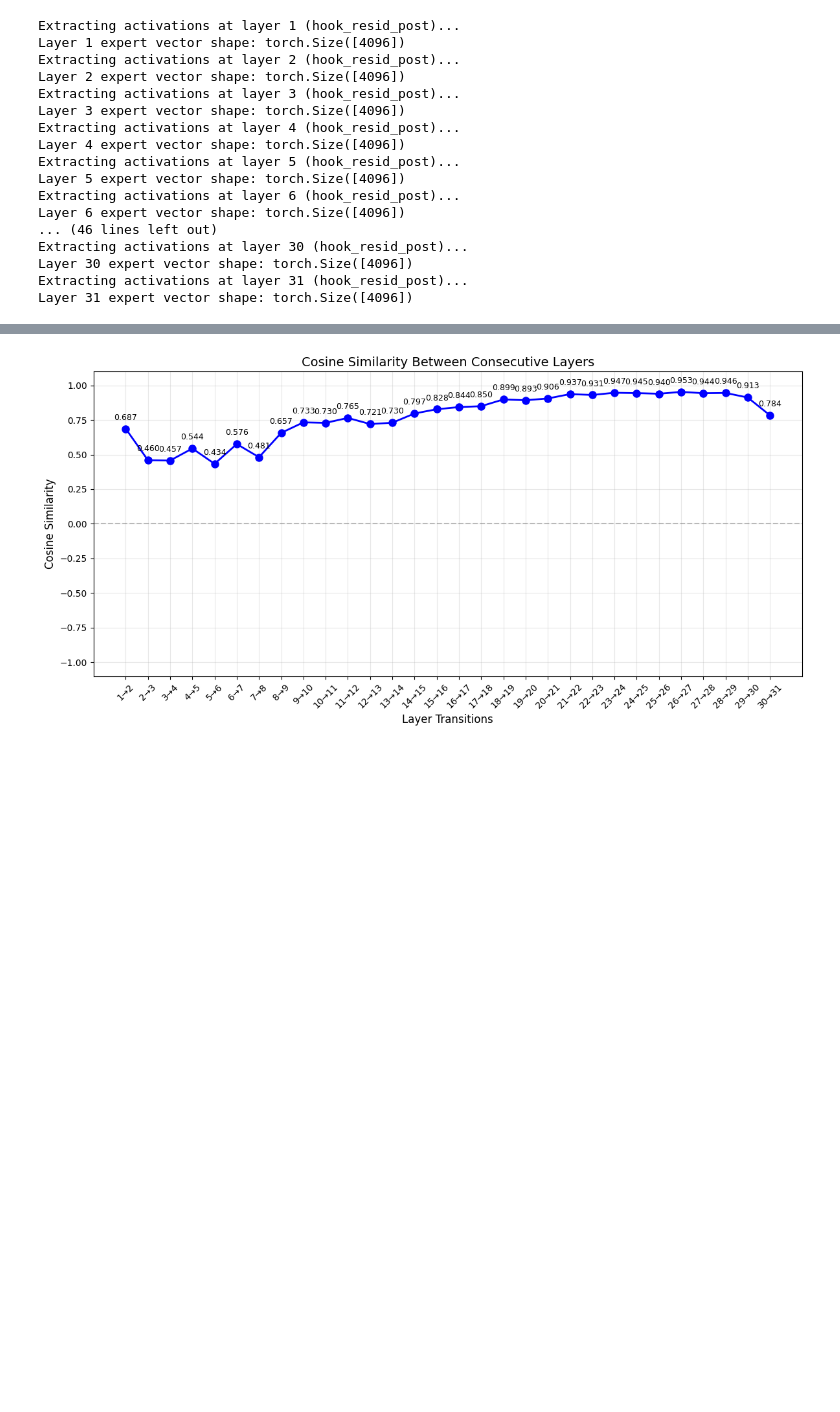
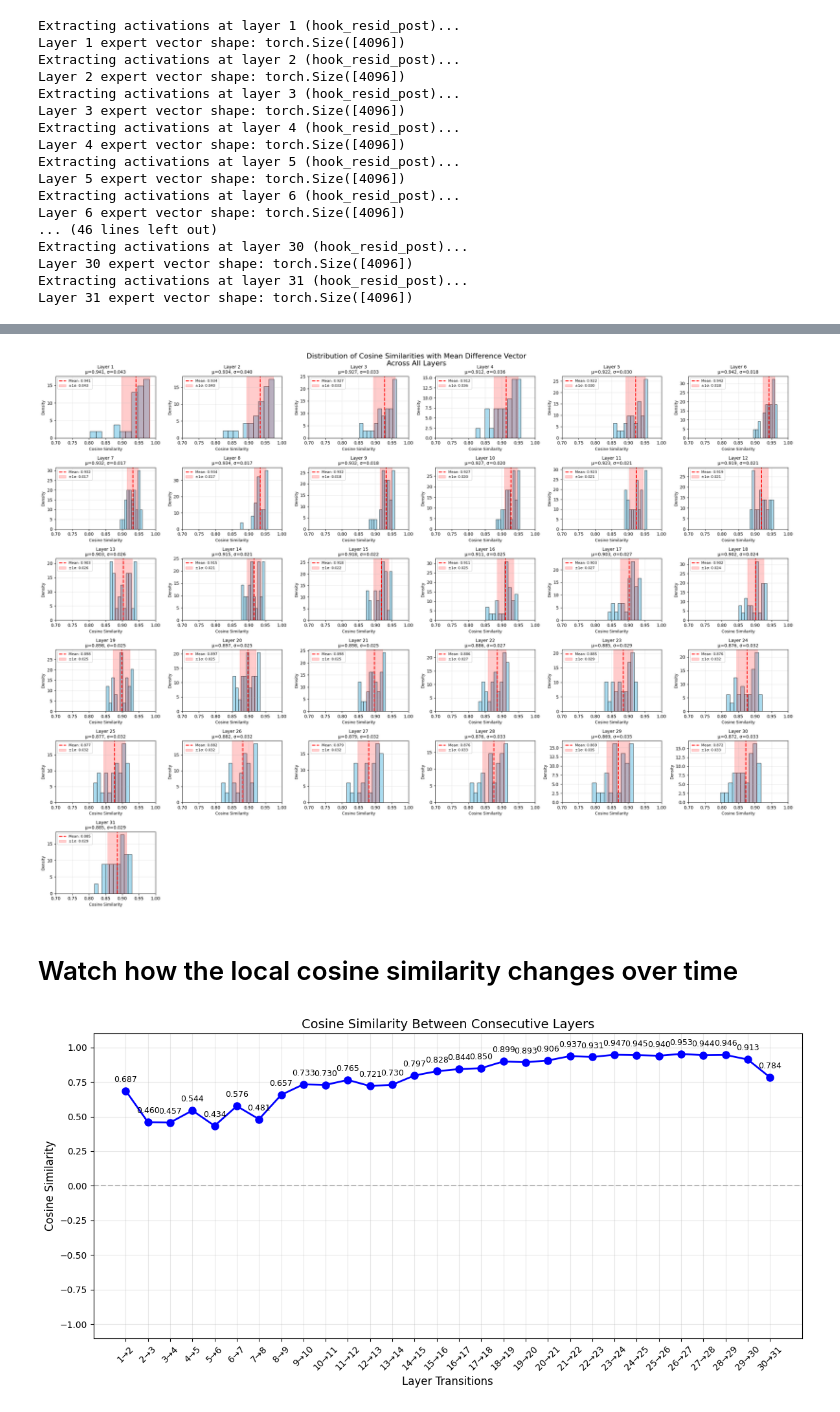
Before and after one commit to neeloy-banerjee/expertise_direction, a Jupyter notebook: main.ipynb, the cells around one changed output, grey strips where cells are left out. Saved outputs shown, nothing was run; the diff lists cells and outputs as text; code cells hidden in the pictures; blank space fills up the shorter version.

```diff
--- a/main.ipynb
+++ b/main.ipynb
@@ -756,3 +1164,64 @@ Layer 31 expert vector shape: torch.Size([4096])
+# %%
+
+# Create subplot grid
+n_layers = len(layer_data)
+n_cols = min(6, n_layers)  # Max 6 columns
+n_rows = (n_layers + n_cols - 1) // n_cols  # Ceiling division
+
+fig, axes = plt.subplots(n_rows, n_cols, figsize=(4*n_cols, 3*n_rows))
+if n_rows == 1:
+		axes = axes.reshape(1, -1)
+if n_cols == 1:
+		axes = axes.reshape(-1, 1)
+
+# Plot histogram for each layer
+layers = sorted(layer_data.keys())
+for idx, layer in enumerate(layers):
+		row = idx // n_cols
+		col = idx % n_cols
+		ax = axes[row, col]
+
+		similarities = layer_data[layer]['similarities']
+		mean_sim = layer_data[layer]['mean_sim']
+		std_sim = layer_data[layer]['std_sim']
+
+		# Create histogram
+		n_bins = min(20, len(similarities) // 3)  # Adaptive number of bins
+		ax.hist(similarities, bins=n_bins, alpha=0.7, color='skyblue', edgecolor='black', density=True)
+
+		# Add mean line
+		ax.axvline(mean_sim, color='red', linestyle='--', linewidth=2,
+								label=f'Mean: {mean_sim:.3f}')
+
+		# Add std shading
+		ax.axvspan(mean_sim - std_sim, mean_sim + std_sim, alpha=0.2, color='red',
+								label=f'±1σ: {std_sim:.3f}')
+
+		ax.set_title(f'Layer {layer}\nμ={mean_sim:.3f}, σ={std_sim:.3f}', fontsize=10)
+		ax.set_xlabel('Cosine Similarity', fontsize=9)
+		ax.set_ylabel('Density', fontsize=9)
+		ax.grid(True, alpha=0.3)
+		ax.set_xlim(0.7, 1.0)  # Focus on high coherence range
+
+		ax.legend(fontsize=8)
+
+		# Set consistent x-axis range
+		#ax.set_xlim(-1, 1)
+
+# Hide empty subplots
+for idx in range(len(layers), n_rows * n_cols):
+		row = idx // n_cols
+		col = idx % n_cols
+		axes[row, col].set_visible(False)
+
+plt.suptitle('Distribution of Cosine Similarities with Mean Difference Vector\nAcross All Layers',
+							fontsize=16, y=0.98)
+plt.tight_layout()
+plt.show()
+# %% [output]
+[figure, added]
+# %% [markdown]
+# Watch how the local cosine similarity changes over time
 # %%
 
 
```
Also changed, not shown: parts of 35 cells of this notebook, 10 other files.
